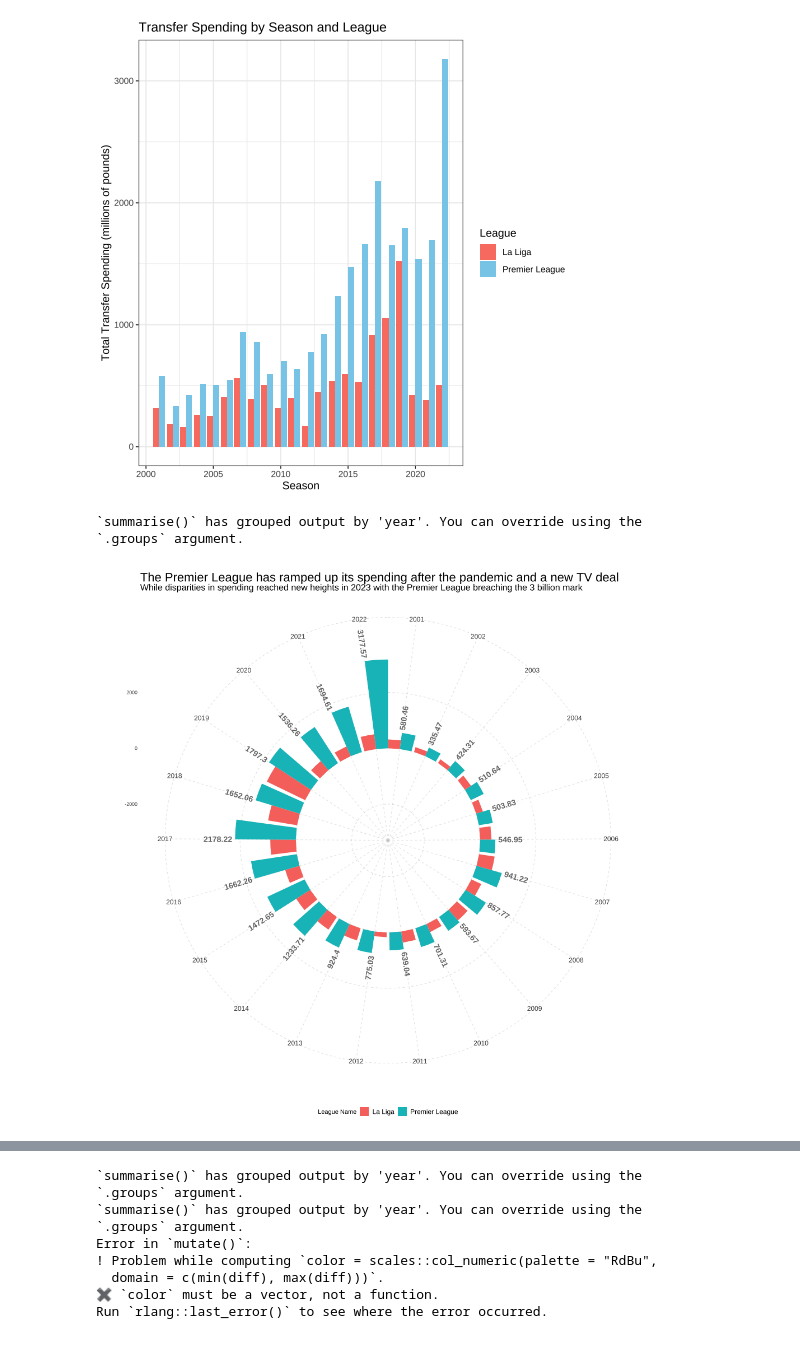
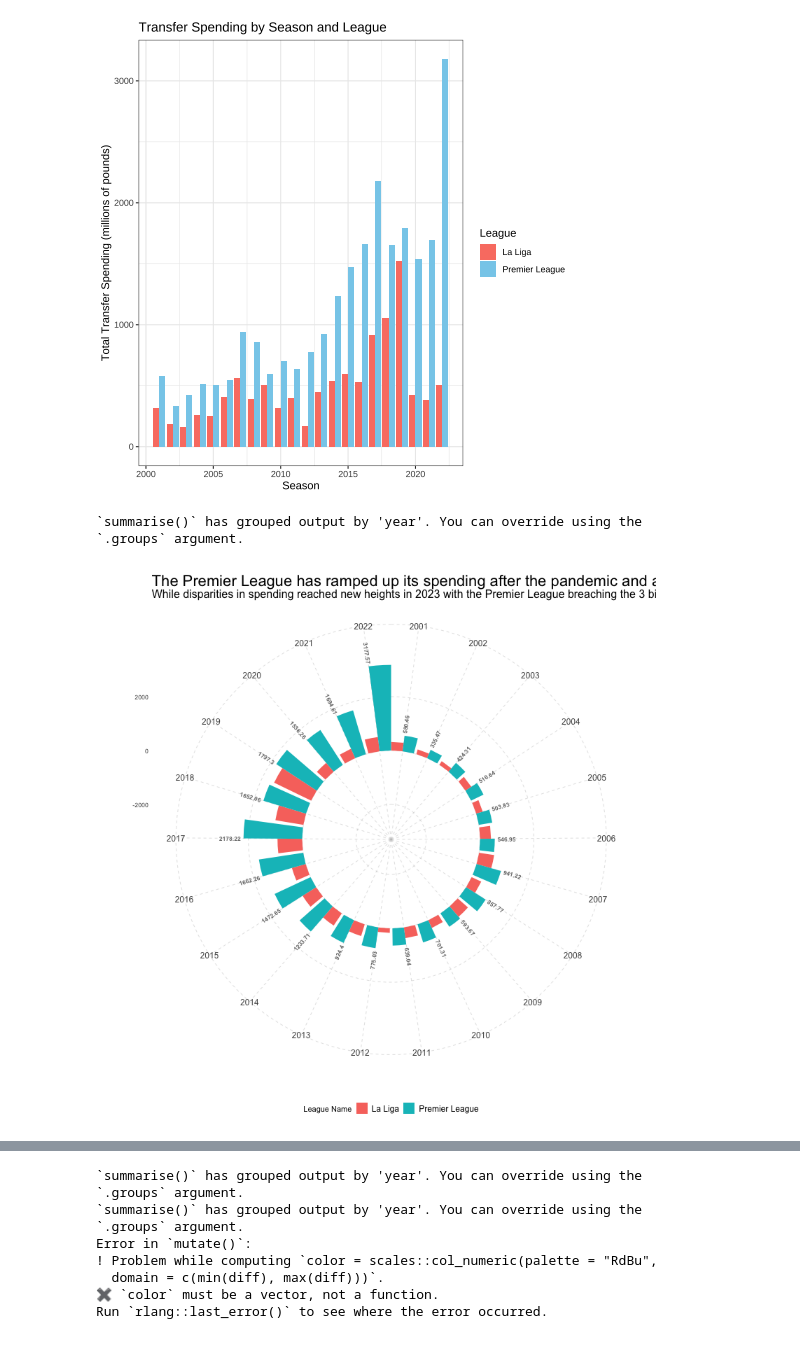
Before and after one commit to AhanPenkar/transfer-analysis, a Jupyter notebook: plot.ipynb, the cells around one changed output, grey strips where cells are left out. Drawn from its saved outputs; the diff is of its cells as text; code cells hidden in the pictures.

```diff
--- a/plot.ipynb
+++ b/plot.ipynb
@@ -199,7 +245,7 @@ ggplot(df_sum, aes(x = year, y = total_spent, fill = league_name)) +
 [figure]
 # %%
 
-%%R -w 1000 -h 1000
+%%R -w 800 -h 800
 
 df$fee_cleaned <- round(df$fee_cleaned, 2)
 
@@ -228,32 +274,32 @@ angle <-  90 - 360 * (as.numeric(factor(label_data$year))-0.5) /number_of_bar
 label_data$hjust <- ifelse(angle < -90, 1, 0)
 
 # flip angle BY to make them readable
 label_data$angle <- ifelse(angle < -90, angle+180, angle)
 
 final_spiral<- ggplot(df_sum, aes(x=as.numeric(factor(year)), y=total_spent, fill=league_name)) +
   geom_bar(stat="identity", position = "dodge") +
   ylim(-3300, 3800) +
   theme_minimal() +
   scale_x_continuous(breaks = 1:length(unique(df_sum$year)), labels = sort(unique(df_sum$year))) +
   labs(x = "", y = "", fill = "League Name") +
   theme(
     axis.text.x = element_text(size = 12),
     axis.title = element_text(size = 14),
     panel.grid.major = element_line(colour = "grey", size = 0.2, linetype = "dashed"),
     panel.grid.minor = element_blank(),
     legend.position = "bottom",
     legend.box = "horizontal",
     legend.margin = margin(t = -0.3, b = 1),
     legend.text = element_text(size = 12),
     plot.margin = unit(c(0.5, 0.2, 0.5, 0.2), "cm")
   ) +
   coord_polar(start = 0) +
-  geom_text(data=label_data, aes(x=as.numeric(factor(year)), y=total_spent + 100, label=total_spent, hjust=hjust), color="black", fontface="bold", alpha=0.6, size=5, angle= label_data$angle, inherit.aes = FALSE ) +
+  geom_text(data=label_data, aes(x=as.numeric(factor(year)), y=total_spent + 100, label=total_spent, hjust=hjust), color="black", fontface="bold", alpha=0.6, size=3, angle= label_data$angle, inherit.aes = FALSE ) +
   labs(title = ggtitle("The Premier League has ramped up its spending after the pandemic and a new TV deal"), subtitle = "While disparities in spending reached new heights in 2023 with the Premier League breaching the 3 billion mark") +
   theme(plot.title = element_text(size = 22, margin = margin(b = 0.5)), plot.subtitle = element_text(size = 16, margin = margin(b = 0.5)))
 
 final_spiral
 # %% [output]
 `summarise()` has grouped output by 'year'. You can override using the
 `.groups` argument.
-[figure, old version]
+[figure, new version]
```
Also changed, not shown: parts of 10 cells of this notebook.
